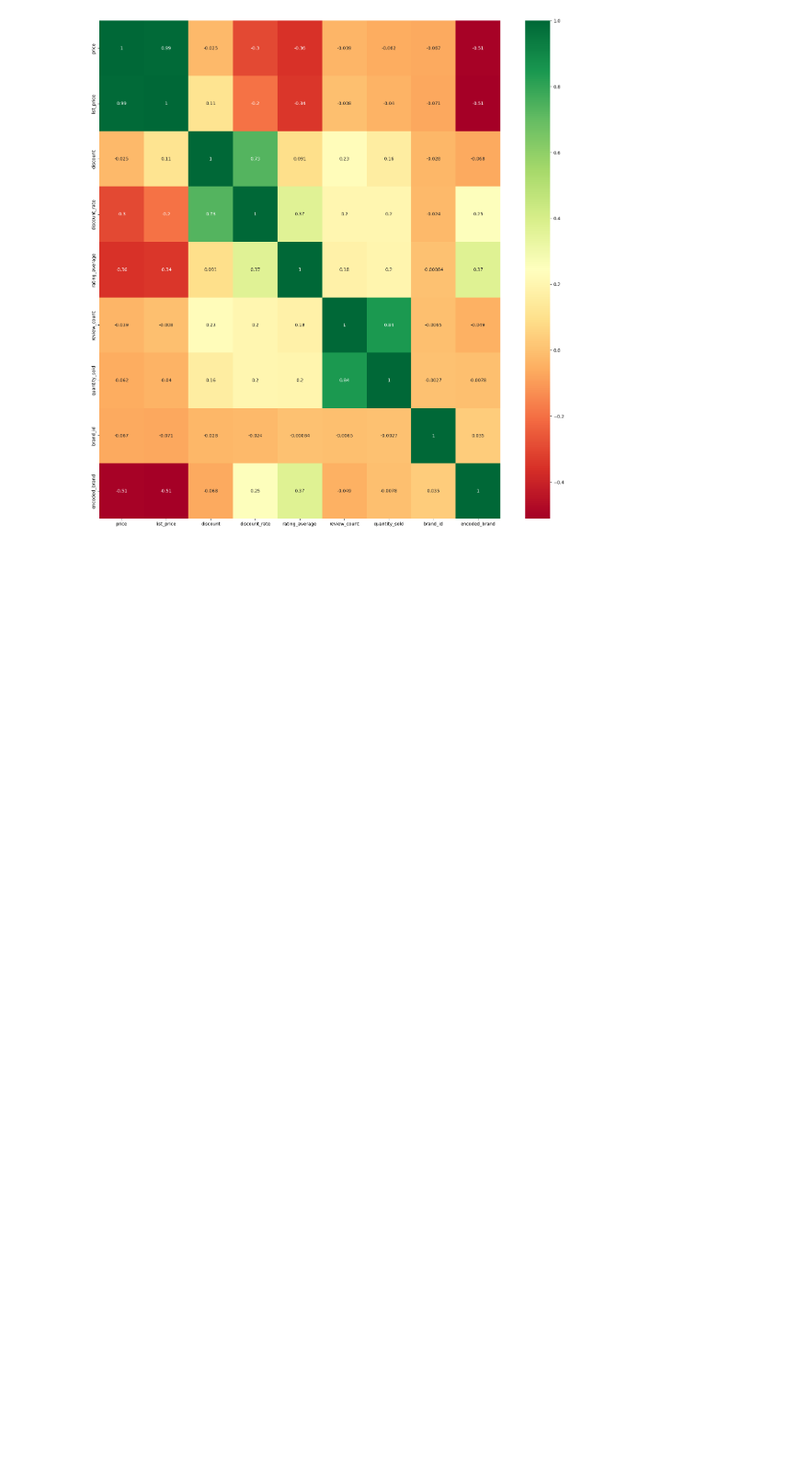
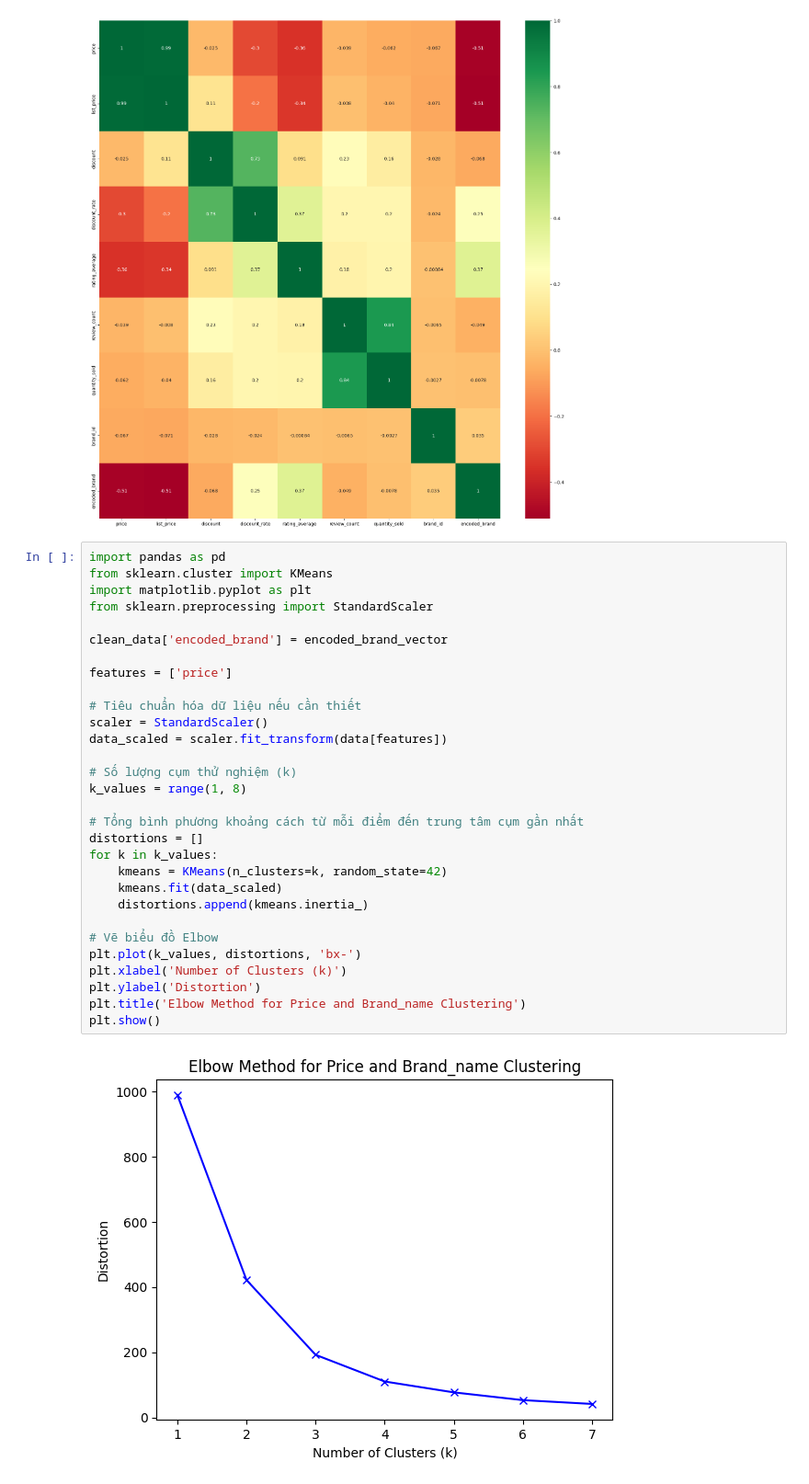
Before and after one commit to truong-nguyen310/DS-DUT-Tiki, a Jupyter notebook: xuly.ipynb, the cells around one changed output. Shown at 92% size. Saved outputs shown, nothing was run; the diff lists cells and outputs as text; blank space fills up the shorter version.

```diff
--- a/xuly.ipynb
+++ b/xuly.ipynb
@@ -875,3 +875,35 @@ plt.figure(figsize=(20, 20))
 g = sns.heatmap(clean_data[top_corr_features].corr(), annot=True, cmap='RdYlGn')
 # %% [output]
 [figure]
+# %%
+import pandas as pd
+from sklearn.cluster import KMeans
+import matplotlib.pyplot as plt
+from sklearn.preprocessing import StandardScaler
+
+clean_data['encoded_brand'] = encoded_brand_vector
+
+features = ['price']
+
+# Tiêu chuẩn hóa dữ liệu nếu cần thiết
+scaler = StandardScaler()
+data_scaled = scaler.fit_transform(data[features])
+
+# Số lượng cụm thử nghiệm (k)
+k_values = range(1, 8)
+
+# Tổng bình phương khoảng cách từ mỗi điểm đến trung tâm cụm gần nhất
+distortions = []
+for k in k_values:
+    kmeans = KMeans(n_clusters=k, random_state=42)
+    kmeans.fit(data_scaled)
+    distortions.append(kmeans.inertia_)
+
+# Vẽ biểu đồ Elbow
+plt.plot(k_values, distortions, 'bx-')
+plt.xlabel('Number of Clusters (k)')
+plt.ylabel('Distortion')
+plt.title('Elbow Method for Price and Brand_name Clustering')
+plt.show()
+# %% [output]
+[figure, added]
```
Also changed, not shown: parts of 3 cells of this notebook.
